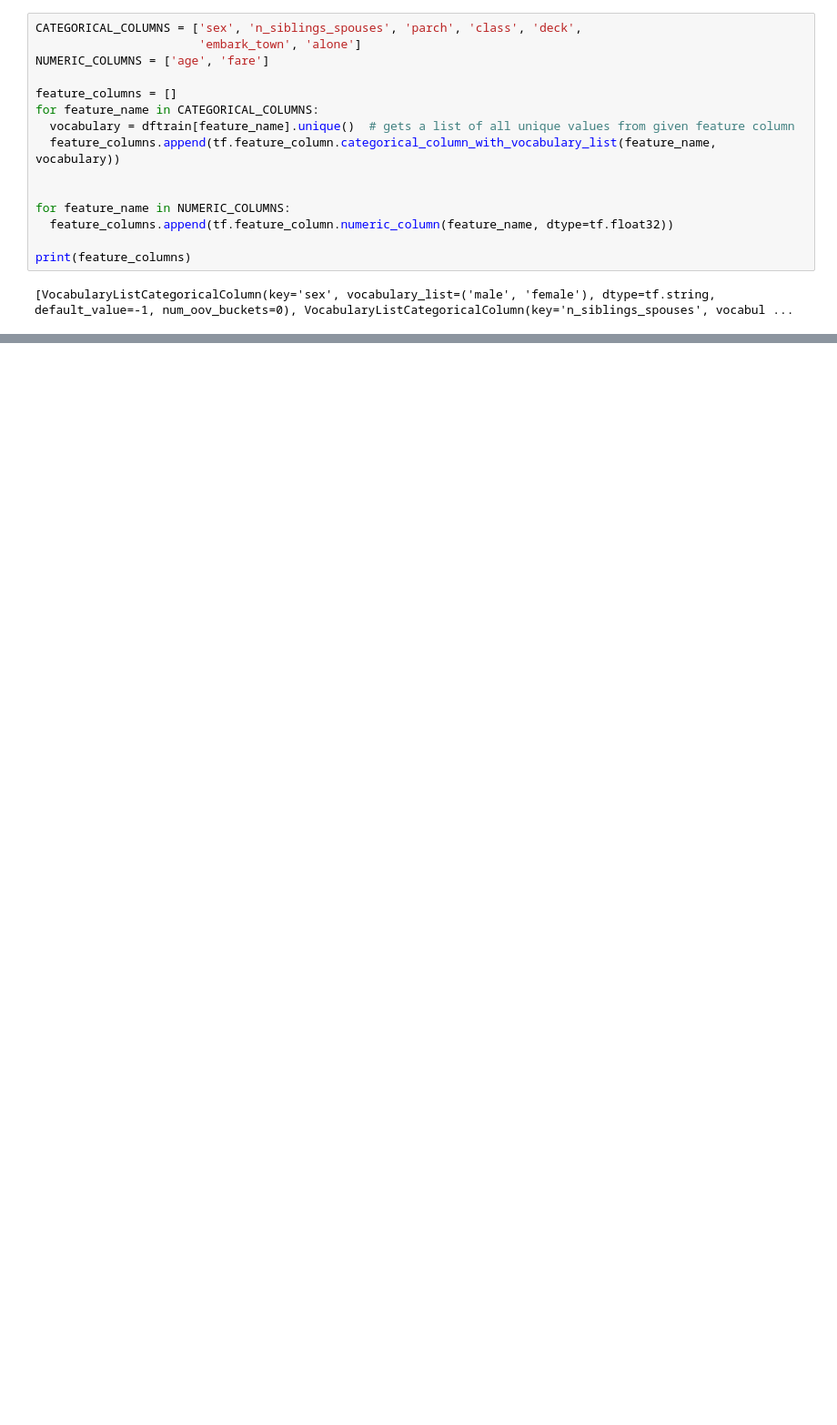
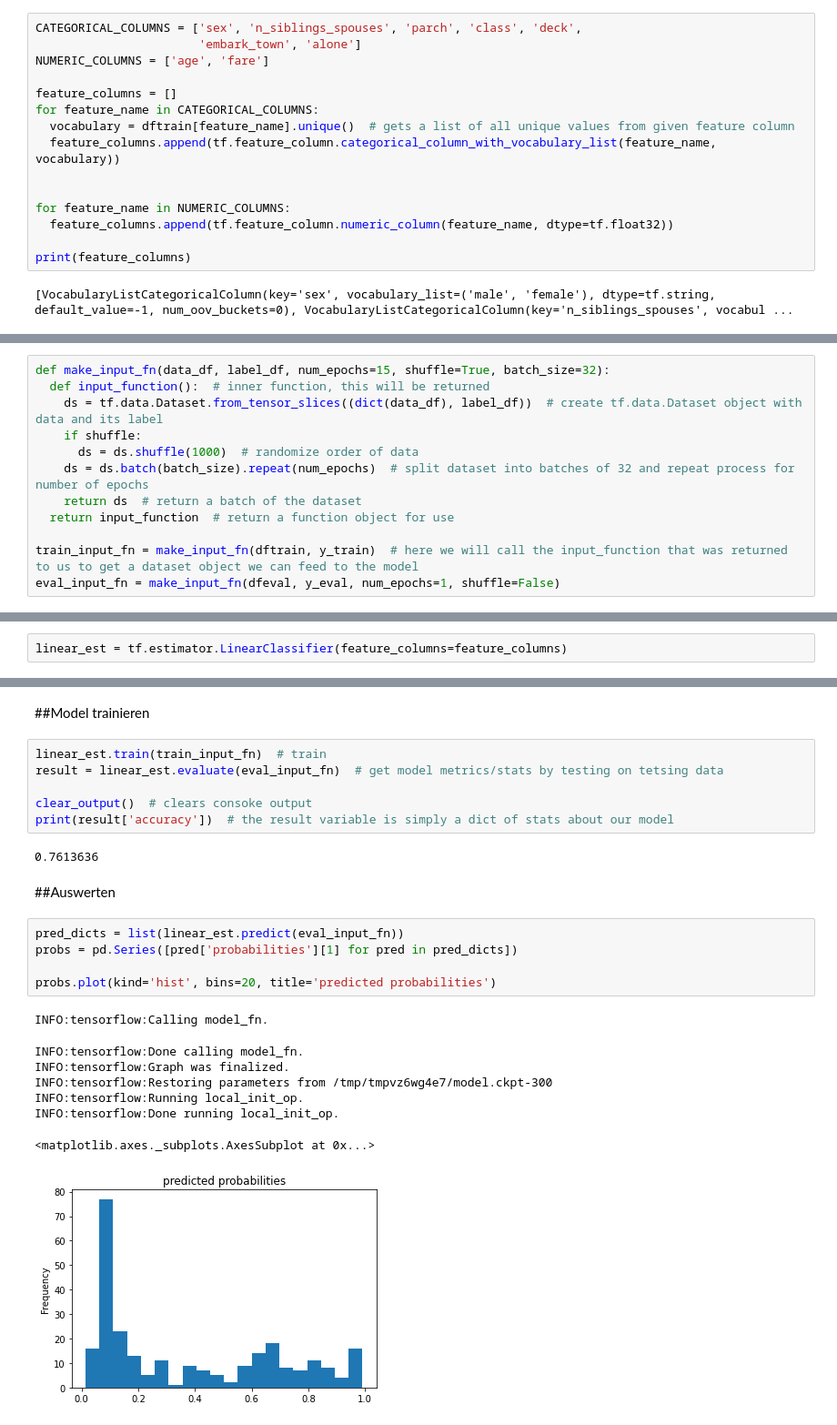
Before and after one commit to littlecapa/datascience, a Jupyter notebook: My_TensorFlow_Template.ipynb, the cells around one changed output, grey strips where cells are left out. Shown at 91% size. Drawn from its saved outputs; the diff is of its cells as text; blank space fills up the shorter version.

```diff
--- a/My_TensorFlow_Template.ipynb
+++ b/My_TensorFlow_Template.ipynb
@@ -103,0 +109,12 @@ print(feature_columns)
+# %%
+def make_input_fn(data_df, label_df, num_epochs=15, shuffle=True, batch_size=32):
+  def input_function():  # inner function, this will be returned
+    ds = tf.data.Dataset.from_tensor_slices((dict(data_df), label_df))  # create tf.data.Dataset object with data and its label
+    if shuffle:
+      ds = ds.shuffle(1000)  # randomize order of data
+    ds = ds.batch(batch_size).repeat(num_epochs)  # split dataset into batches of 32 and repeat process for number of epochs
+    return ds  # return a batch of the dataset
+  return input_function  # return a function object for use
+
+train_input_fn = make_input_fn(dftrain, y_train)  # here we will call the input_function that was returned to us to get a dataset object we can feed to the model
+eval_input_fn = make_input_fn(dfeval, y_eval, num_epochs=1, shuffle=False)
@@ -103,0 +123,2 @@ print(feature_columns)
+# %%
+linear_est = tf.estimator.LinearClassifier(feature_columns=feature_columns)
@@ -103,0 +135,26 @@ print(feature_columns)
+# %% [markdown]
+##Model trainieren
+# %%
+linear_est.train(train_input_fn)  # train
+result = linear_est.evaluate(eval_input_fn)  # get model metrics/stats by testing on tetsing data
+
+clear_output()  # clears consoke output
+print(result['accuracy'])  # the result variable is simply a dict of stats about our model
+# %% [output]
+0.7613636
+# %% [markdown]
+##Auswerten
+# %%
+pred_dicts = list(linear_est.predict(eval_input_fn))
+probs = pd.Series([pred['probabilities'][1] for pred in pred_dicts])
+
+probs.plot(kind='hist', bins=20, title='predicted probabilities')
+# %% [output]
+INFO:tensorflow:Calling model_fn.
+INFO:tensorflow:Done calling model_fn.
+INFO:tensorflow:Graph was finalized.
+INFO:tensorflow:Restoring parameters from /tmp/tmpvz6wg4e7/model.ckpt-300
+INFO:tensorflow:Running local_init_op.
+INFO:tensorflow:Done running local_init_op.
+<matplotlib.axes._subplots.AxesSubplot at 0x...>
+[figure, added]
```
Also changed, not shown: parts of 5 cells of this notebook.
